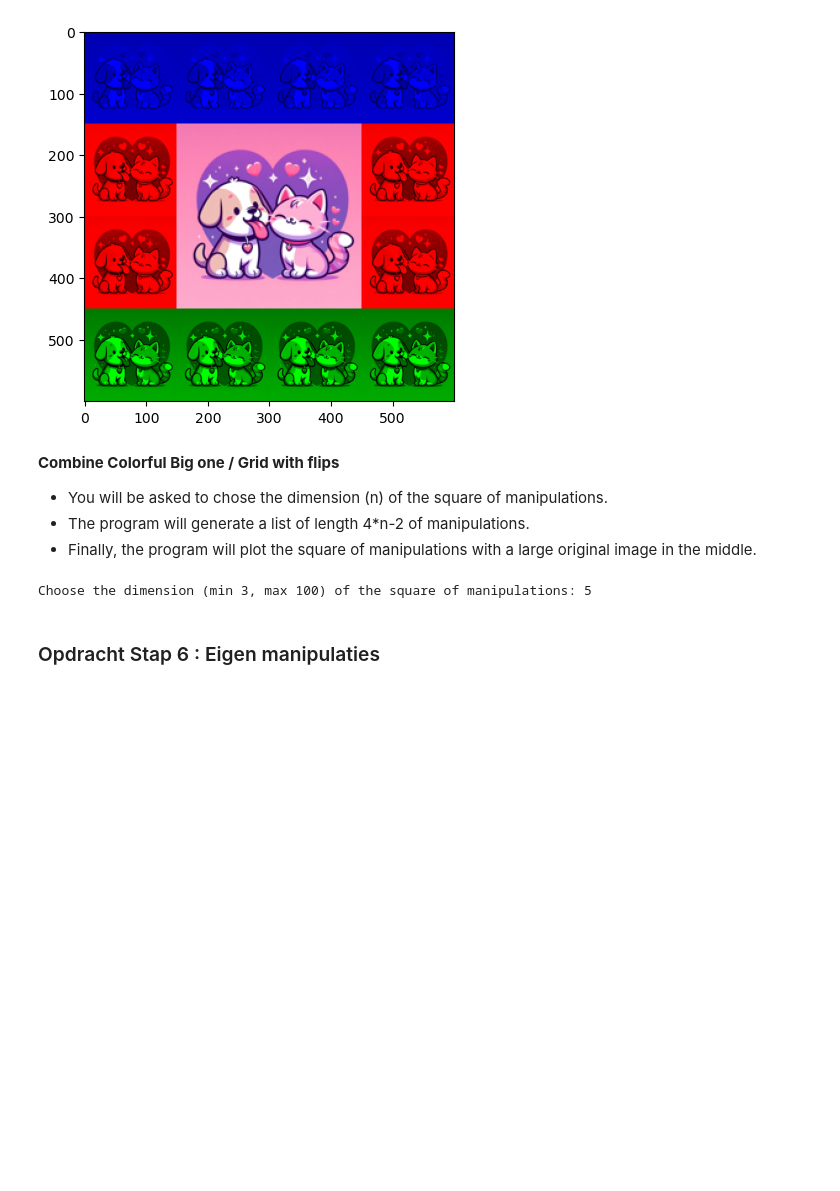
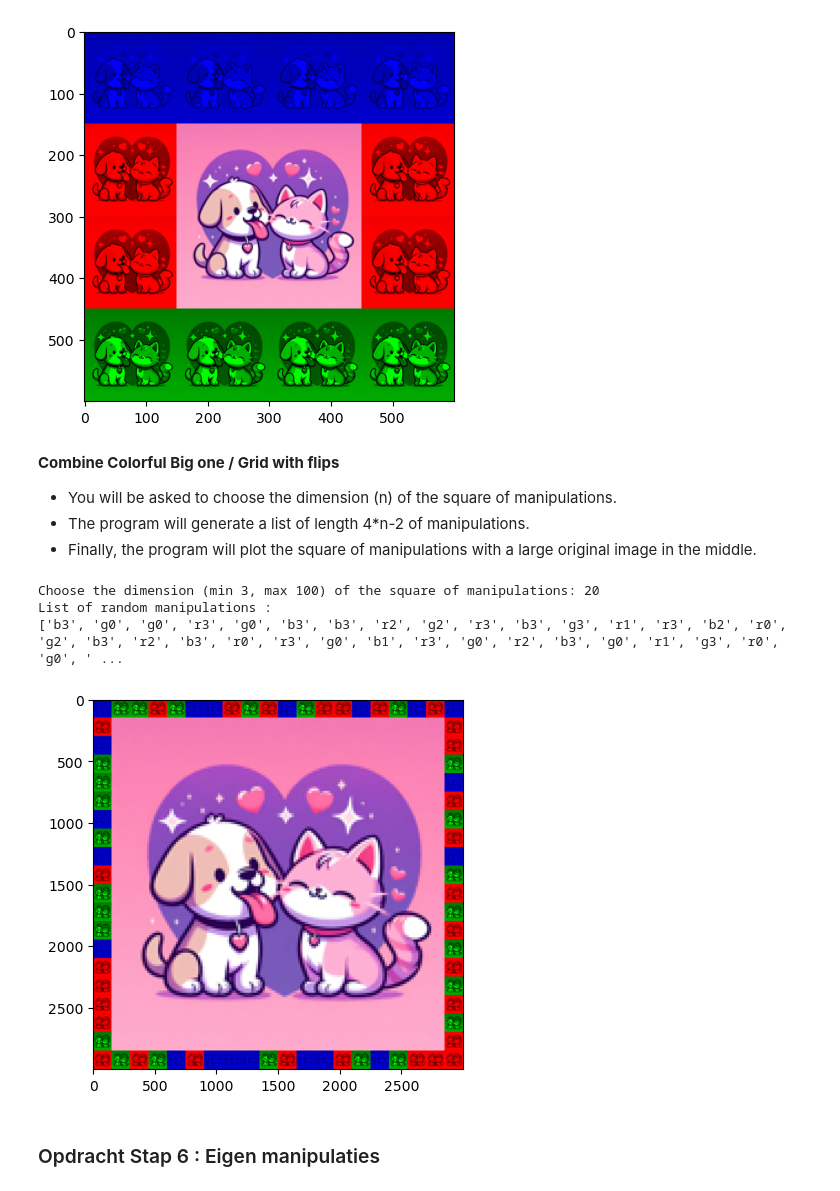
Before and after one commit to Qrt69/numpy_image_processing, a Jupyter notebook: Notebooks/Taak_Numpy_Image_Manipulation_Final.ipynb, the cells around one changed output. Drawn from its saved outputs; the diff is of its cells as text; code cells hidden in the pictures; blank space fills up the shorter version.

Commit message:
Update Combination Color/Flip

```diff
--- a/Notebooks/Taak_Numpy_Image_Manipulation_Final.ipynb
+++ b/Notebooks/Taak_Numpy_Image_Manipulation_Final.ipynb
@@ -322,20 +363,24 @@ create_colorful_big_one(chosen_image,['b', 'b', 'b', 'b', 'r', 'r', 'g', 'g', 'g
 [figure]
 # %% [markdown]
 **Combine Colorful Big one / Grid with flips**
-- You will be asked to chose the dimension (n) of the square of manipulations.
+- You will be asked to choose the dimension (n) of the square of manipulations.
 - The program will generate a list of length 4*n-2 of manipulations.
 - Finally, the program will plot the square of manipulations with a large original image in the middle.
 # %%
 # Ask input
-dim = int(input("Choose the dimension (min 3, max 100) of the square of manipulations: "))
+dim = int(input("Choose the dimension (min 3, max 20) of the square of manipulations: "))
 
 # Check input
-while (3 <= chosen_image_number <= 100) == False :
-    print("Please enter a number between 3 and 100.")
-    chosen_image_number = int(input("Choose the dimension (min 3, max 100) of the square of manipulations: "))
+while (3 <= dim <= 20) == False :
+    print("Please enter a number between 3 and 20.")
+    dim = int(input("Choose the dimension (min 3, max 20) of the square of manipulations: "))
 
-#square_colorsflips (chosen_image, dim)
+#print(type(chosen_image))
+square_colorsflips (chosen_image, dim)
 # %% [output]
-Choose the dimension (min 3, max 100) of the square of manipulations: 5
+Choose the dimension (min 3, max 100) of the square of manipulations: 20
+List of random manipulations :
+['b3', 'g0', 'g0', 'r3', 'g0', 'b3', 'b3', 'r2', 'g2', 'r3', 'b3', 'g3', 'r1', 'r3', 'b2', 'r0', 'g2', 'b3', 'r2', 'b3', 'r0', 'r3', 'g0', 'b1', 'r3', 'g0', 'r2', 'b3', 'g0', 'r1', 'g3', 'r0', 'g0', ' ...
+[figure, added]
 # %% [markdown]
 ### Opdracht Stap 6 : Eigen manipulaties
```
Also changed, not shown: parts of 8 cells of this notebook.
